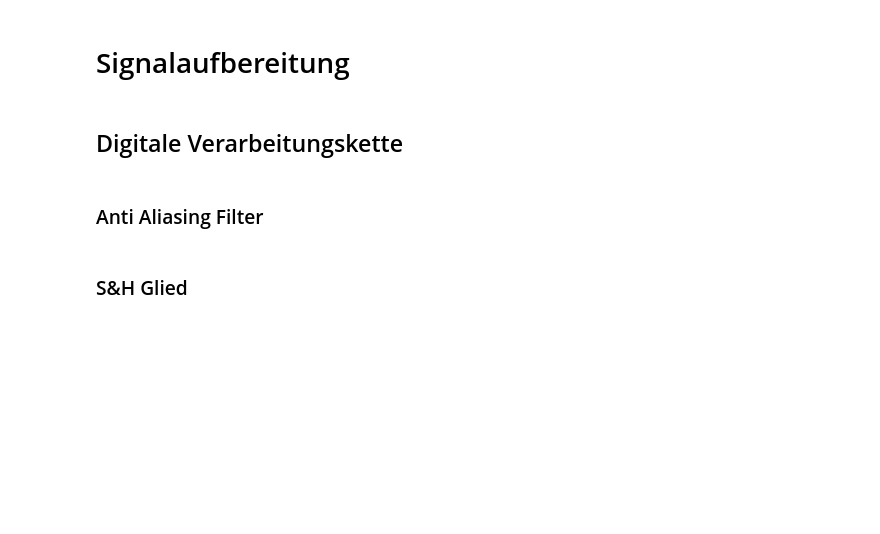
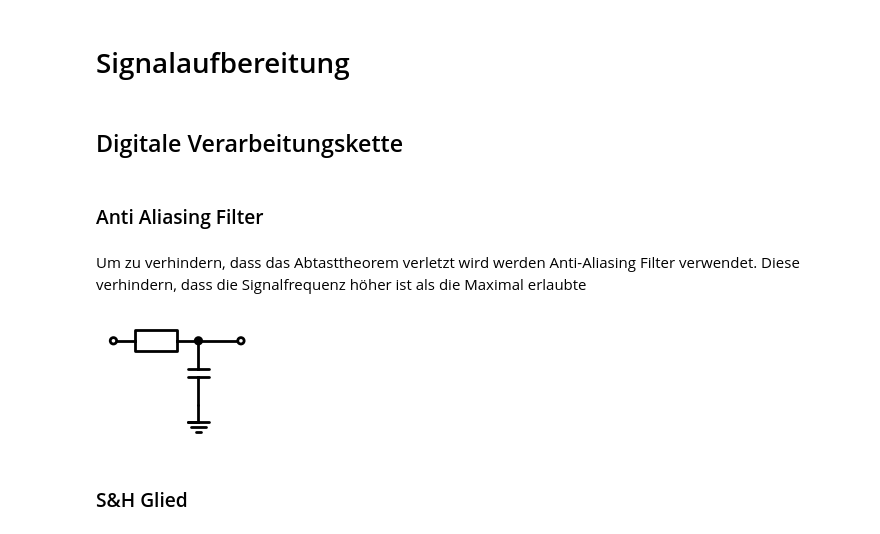
Before and after one commit to Dan00712/CompendiumMatura, a Jupyter notebook: notebooks/mtrs.ipynb, the cells around one changed output. Drawn from its saved outputs; the diff is of its cells as text; code cells hidden in the pictures; blank space fills up the shorter version.

Commit message:
signal processing

```diff
--- a/notebooks/mtrs.ipynb
+++ b/notebooks/mtrs.ipynb
@@ -126,5 +241,20 @@
 ## Digitale Verarbeitungskette
 # %% [markdown]
 ### Anti Aliasing Filter
+# %% [markdown]
+Um zu verhindern, dass das Abtasttheorem verletzt wird werden Anti-Aliasing Filter verwendet.
+Diese verhindern,
+    dass die Signalfrequenz höher ist als die Maximal erlaubte
+# %%
+with schemdraw.Drawing() as d:
+    d += elm.ResistorIEC().length(2).idot(open=True).dot()
+    d.push()
+    d += elm.Capacitor().down().length(1.5)
+    d += elm.Ground()
+    d.pop()
+
+    d += elm.Line().length(1).dot(open=True)
+# %% [output]
+[figure, added]
 # %% [markdown]
 ### S&H Glied
```
Also changed, not shown: parts of 41 cells of this notebook, 3 other files.
